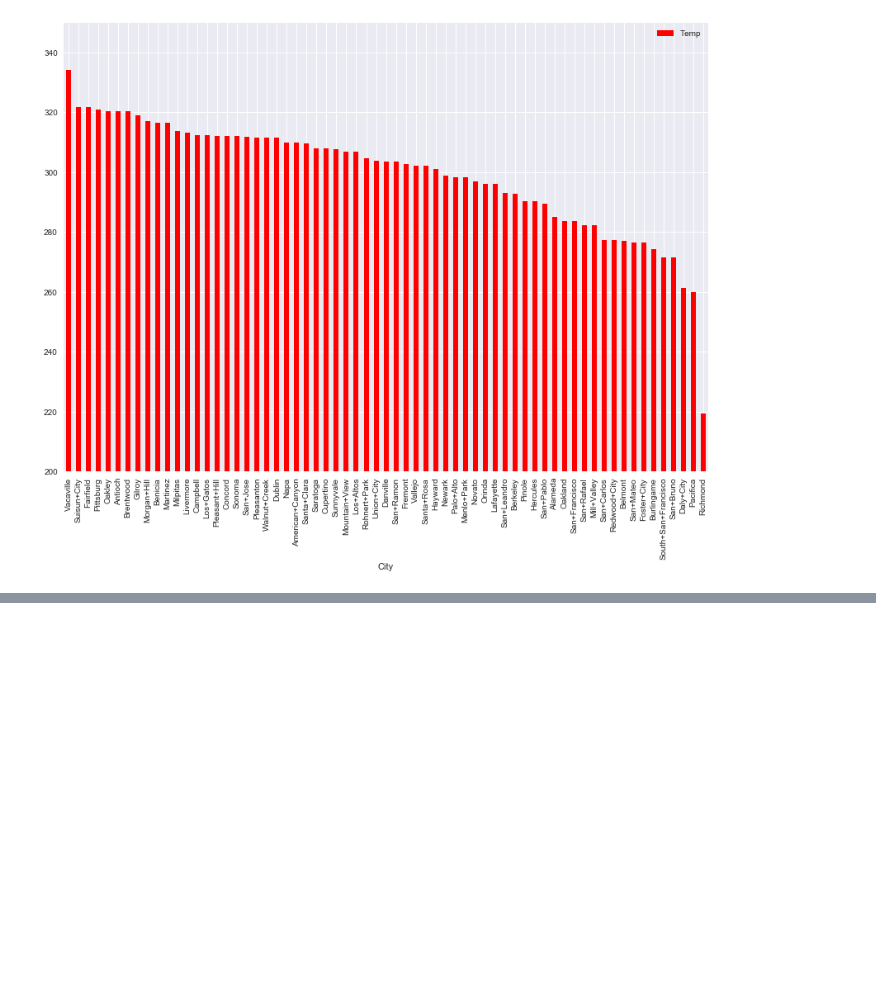
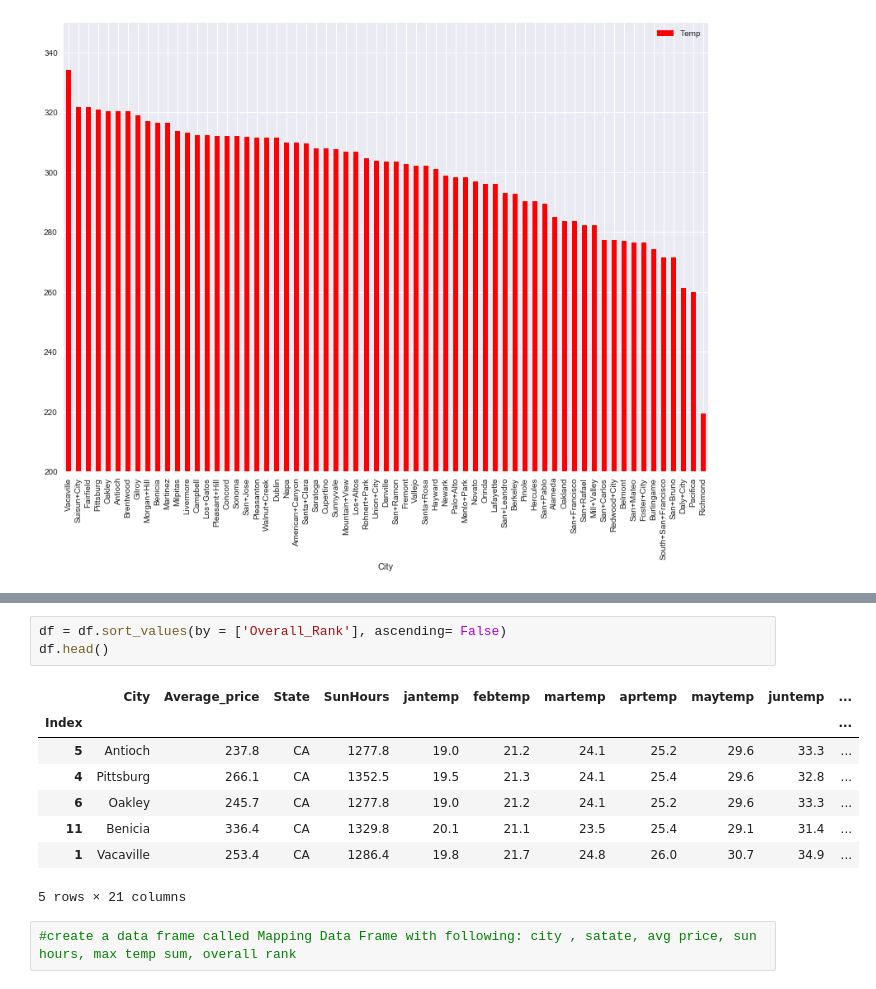
Before and after one commit to imtheaaron/Project1, a Jupyter notebook: Analysis_and_plotting.ipynb, the cells around one changed output, grey strips where cells are left out. Drawn from its saved outputs; the diff is of its cells as text; blank space fills up the shorter version.

```diff
--- a/Analysis_and_plotting.ipynb
+++ b/Analysis_and_plotting.ipynb
@@ -86,0 +178,14 @@ plt.show()
+# %%
+df = df.sort_values(by = ['Overall_Rank'], ascending= False)
+df.head()
+# %% [output]
+|  | City | Average_price | State | SunHours | jantemp | febtemp | martemp | aprtemp | maytemp | juntemp | ... |
+| Index |  |  |  |  |  |  |  |  |  |  | ... |
+| 5 | Antioch | 237.8 | CA | 1277.8 | 19.0 | 21.2 | 24.1 | 25.2 | 29.6 | 33.3 | ... |
+| 4 | Pittsburg | 266.1 | CA | 1352.5 | 19.5 | 21.3 | 24.1 | 25.4 | 29.6 | 32.8 | ... |
+| 6 | Oakley | 245.7 | CA | 1277.8 | 19.0 | 21.2 | 24.1 | 25.2 | 29.6 | 33.3 | ... |
+| 11 | Benicia | 336.4 | CA | 1329.8 | 20.1 | 21.1 | 23.5 | 25.4 | 29.1 | 31.4 | ... |
+| 1 | Vacaville | 253.4 | CA | 1286.4 | 19.8 | 21.7 | 24.8 | 26.0 | 30.7 | 34.9 | ... |
+5 rows × 21 columns
+# %%
+#create a data frame called Mapping Data Frame with following: city , satate, avg price, sun hours, max temp sum, overall rank
```
Also changed, not shown: parts of 12 cells of this notebook, 1 other file.
